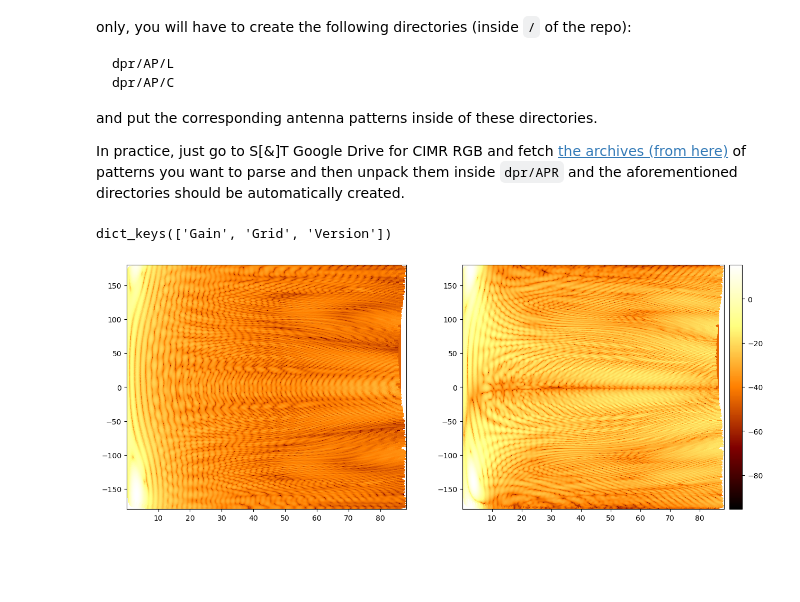
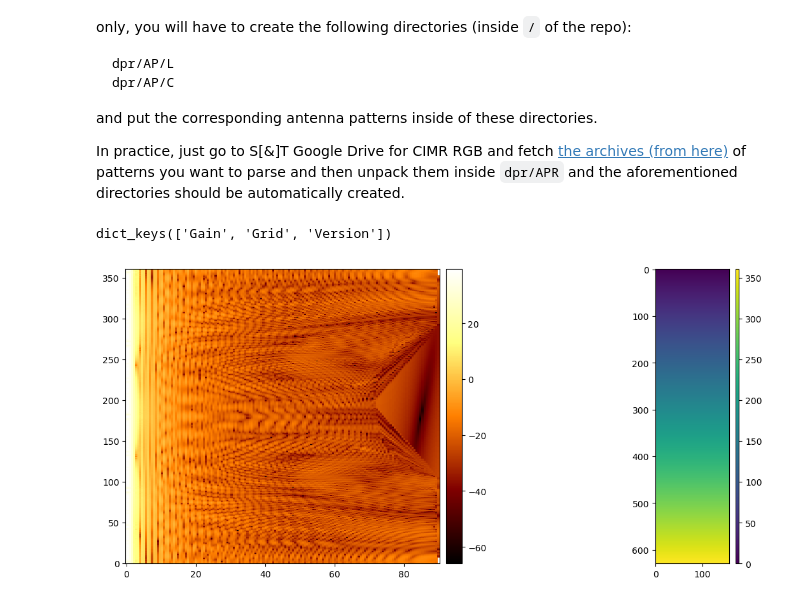
Before and after one commit to S-T-Norway/CIMR-RGB, a Jupyter notebook: notebooks/Antenna_pattern_notes/CIMR_Antenna_Patterns_Format.ipynb, the cells around one changed output. Drawn from its saved outputs; the diff is of its cells as text; code cells hidden in the pictures; blank space fills up the shorter version.

```diff
--- a/notebooks/Antenna_pattern_notes/CIMR_Antenna_Patterns_Format.ipynb
+++ b/notebooks/Antenna_pattern_notes/CIMR_Antenna_Patterns_Format.ipynb
@@ -114,41 +114,88 @@ if not pathlib.Path(imgsdir).exists():
     pathlib.Path(imgsdir).mkdir()
     print(f"Created {imgsdir}")
 # %%
-outfile_hdf = f"{root_dir}/output/parsed/CIMR-AP-FR-L1-TPv0.1.h5"
+outfile_hdf = f"{root_dir}/output/parsed/CIMR-AP-FR-L1-TPv0.3.h5"
 
 # Open the HDF5 file and load it into a dictionary
 with h5py.File(outfile_hdf, 'r') as hdf5_file:
     cimr = load_hdf5_to_dict(hdf5_file)
 
 print(cimr.keys())
 
 theta = cimr['Grid']['theta']
 phi   = cimr['Grid']['phi']
 
+#print(np.shape(theta), np.shape(phi))
+
+#theta1 = cimr['Grid']['theta']
+#phi1   = cimr['Grid']['phi']
+
+#print(theta[100:2000])
+
+theta, phi = np.meshgrid(theta, phi)
+#theta      = theta.T
+#phi        = phi.T
+
 Ghh = cimr['Gain']['G1h'] + 1j * cimr['Gain']['G2h']
 Ghv = cimr['Gain']['G3h'] + 1j * cimr['Gain']['G4h']
 Gvv = cimr['Gain']['G1v'] + 1j * cimr['Gain']['G2v']
 Gvh = cimr['Gain']['G3v'] + 1j * cimr['Gain']['G4v']
 
+#Ghh1 = cimr['Gain']['G1h'] + 1j * cimr['Gain']['G2h']
+#Ghv1 = cimr['Gain']['G3h'] + 1j * cimr['Gain']['G4h']
+#Gvv1 = cimr['Gain']['G1v'] + 1j * cimr['Gain']['G2v']
+#Gvh1 = cimr['Gain']['G3v'] + 1j * cimr['Gain']['G4v']
+
+#outfile_hdf = f"{root_dir}/output/parsed/CIMR-AP-BK-L1-TPv0.2.h5"
+
+# Open the HDF5 file and load it into a dictionary
+#with h5py.File(outfile_hdf, 'r') as hdf5_file:
+#    cimr = load_hdf5_to_dict(hdf5_file)
+
+#Ghh2 = cimr['Gain']['G1h'] + 1j * cimr['Gain']['G2h']
+#Ghv2 = cimr['Gain']['G3h'] + 1j * cimr['Gain']['G4h']
+#Gvv2 = cimr['Gain']['G1v'] + 1j * cimr['Gain']['G2v']
+#Gvh2 = cimr['Gain']['G3v'] + 1j * cimr['Gain']['G4v']
+
+#theta2 = cimr['Grid']['theta']
+#phi2   = cimr['Grid']['phi']
+
+#Ghh = np.concatenate((Ghh2, Ghh1), axis=0)
+#Ghv = np.concatenate((Ghv2, Ghv1), axis=0)
+
+#phi = np.concatenate((phi2, phi1), axis=0)
+#theta = np.concatenate((-theta2, theta1), axis=0)
 
 #G[0, 0] = np.abs(Gvv)**2
+
 cmap = plt.get_cmap('afmhot')
 fig, axes = plt.subplots(1, 2, figsize=(15,6))
 Z_plt = 10 * np.log10(np.abs(Ghh)**2)
 pcm2 = axes[0].pcolor(theta, phi, Z_plt, shading='auto', cmap=cmap)
+
+divider = make_axes_locatable(axes[0])
+cax = divider.append_axes("right", size="5%", pad=0.1)
+cbar = fig.colorbar(pcm2, cax=cax)
+
+#pcm2 = axes[0].imshow(theta)
+
+pcm2 = axes[1].imshow(phi)
+
+#pcm2 = axes[0].pcolor(Z_plt, shading='auto', cmap=cmap)
 #axes[0].set_title(r'Band: C, Horn: 1, Half-Space: Both $(|R_x|^2 + |C_x|^2)$')
 
 Z_plt = 10 * np.log10(np.abs(Ghv)**2)
-pcm2 = axes[1].pcolor(theta, phi, Z_plt, shading='auto', cmap=cmap)
+#pcm2 = axes[1].pcolor(theta, phi, Z_plt, shading='auto', cmap=cmap)
+#pcm2 = axes[1].pcolor(Z_plt, shading='auto', cmap=cmap)
 
 # Create a shared color bar
 divider = make_axes_locatable(axes[1])
 cax = divider.append_axes("right", size="5%", pad=0.1)
 cbar = fig.colorbar(pcm2, cax=cax)
 
-plt.savefig(f'{imgsdir}/CIMR-AP-FR-C1-TPv0.1.png', dpi=300)
+plt.savefig(f'{imgsdir}/CIMR-AP-FR-C1-TPv0.3.png', dpi=300)
 plt.show()
 # %% [output]
 dict_keys(['Gain', 'Grid', 'Version'])
-[figure, old version]
+[figure, new version]
 # %%
```
Also changed, not shown: parts of 2 cells of this notebook, 2 other files.
